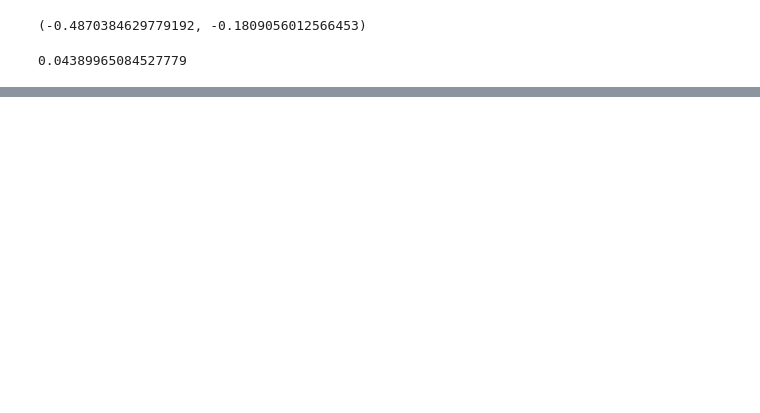
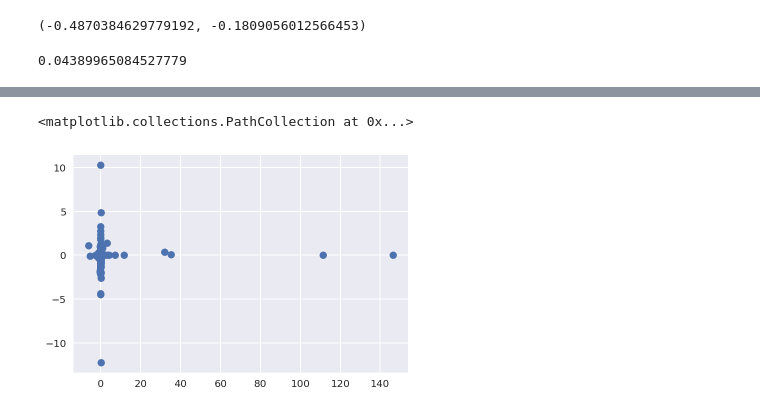
Before and after one commit to Robert-Aduviri/DSG-2018-Qualifiers, a Jupyter notebook: notebooks/robert/RA-16-Matrix-Factorization.ipynb, the cells around one changed output, grey strips where cells are left out. Cells and saved outputs as stored; diff of their text form; code cells hidden in the pictures; blank space fills up the shorter version.

```diff
--- a/notebooks/robert/RA-16-Matrix-Factorization.ipynb
+++ b/notebooks/robert/RA-16-Matrix-Factorization.ipynb
@@ -491,0 +505,5 @@ svd.get_neighbors()
+# %%
+plt.scatter(nmf.pu[:,0], nmf.pu[:,1])
+# %% [output]
+<matplotlib.collections.PathCollection at 0x...>
+[figure, added]
```
Also changed, not shown: parts of 15 cells of this notebook, 2 other files.
